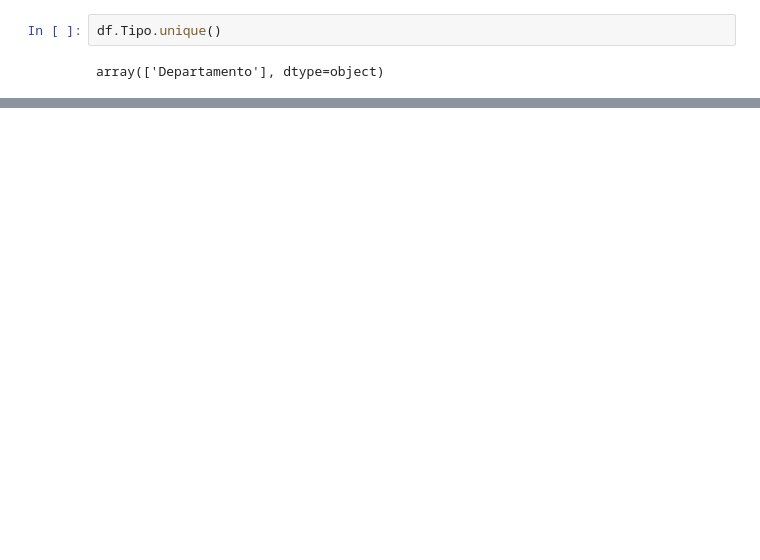
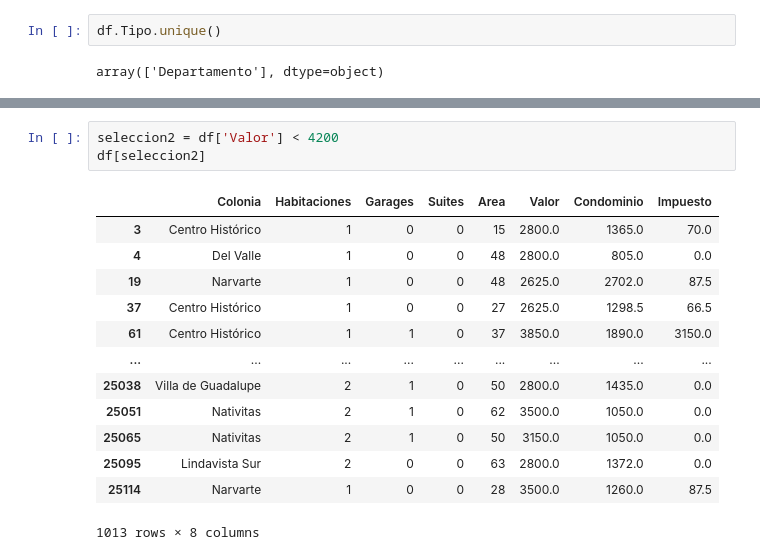
Before and after one commit to LejImkoaj/iniciando-pandas, a Jupyter notebook: pandas-bibliotecas.ipynb, the cells around one changed output, grey strips where cells are left out. Saved outputs shown, nothing was run; the diff lists cells and outputs as text; blank space fills up the shorter version.

```diff
--- a/pandas-bibliotecas.ipynb
+++ b/pandas-bibliotecas.ipynb
@@ -565,0 +591,17 @@ df.sample(10)
+# %%
+seleccion2 = df['Valor'] < 4200
+df[seleccion2]
+# %% [output]
+|  | Colonia | Habitaciones | Garages | Suites | Area | Valor | Condominio | Impuesto |
+| 3 | Centro Histórico | 1 | 0 | 0 | 15 | 2800.0 | 1365.0 | 70.0 |
+| 4 | Del Valle | 1 | 0 | 0 | 48 | 2800.0 | 805.0 | 0.0 |
+| 19 | Narvarte | 1 | 0 | 0 | 48 | 2625.0 | 2702.0 | 87.5 |
+| 37 | Centro Histórico | 1 | 0 | 0 | 27 | 2625.0 | 1298.5 | 66.5 |
+| 61 | Centro Histórico | 1 | 1 | 0 | 37 | 3850.0 | 1890.0 | 3150.0 |
+| ... | ... | ... | ... | ... | ... | ... | ... | ... |
+| 25038 | Villa de Guadalupe | 2 | 1 | 0 | 50 | 2800.0 | 1435.0 | 0.0 |
+| 25051 | Nativitas | 2 | 1 | 0 | 62 | 3500.0 | 1050.0 | 0.0 |
+| 25065 | Nativitas | 2 | 1 | 0 | 50 | 3150.0 | 1050.0 | 0.0 |
+| 25095 | Lindavista Sur | 2 | 0 | 0 | 63 | 2800.0 | 1372.0 | 0.0 |
+| 25114 | Narvarte | 1 | 0 | 0 | 28 | 3500.0 | 1260.0 | 87.5 |
+1013 rows × 8 columns
```
Also changed, not shown: parts of 10 cells of this notebook.
